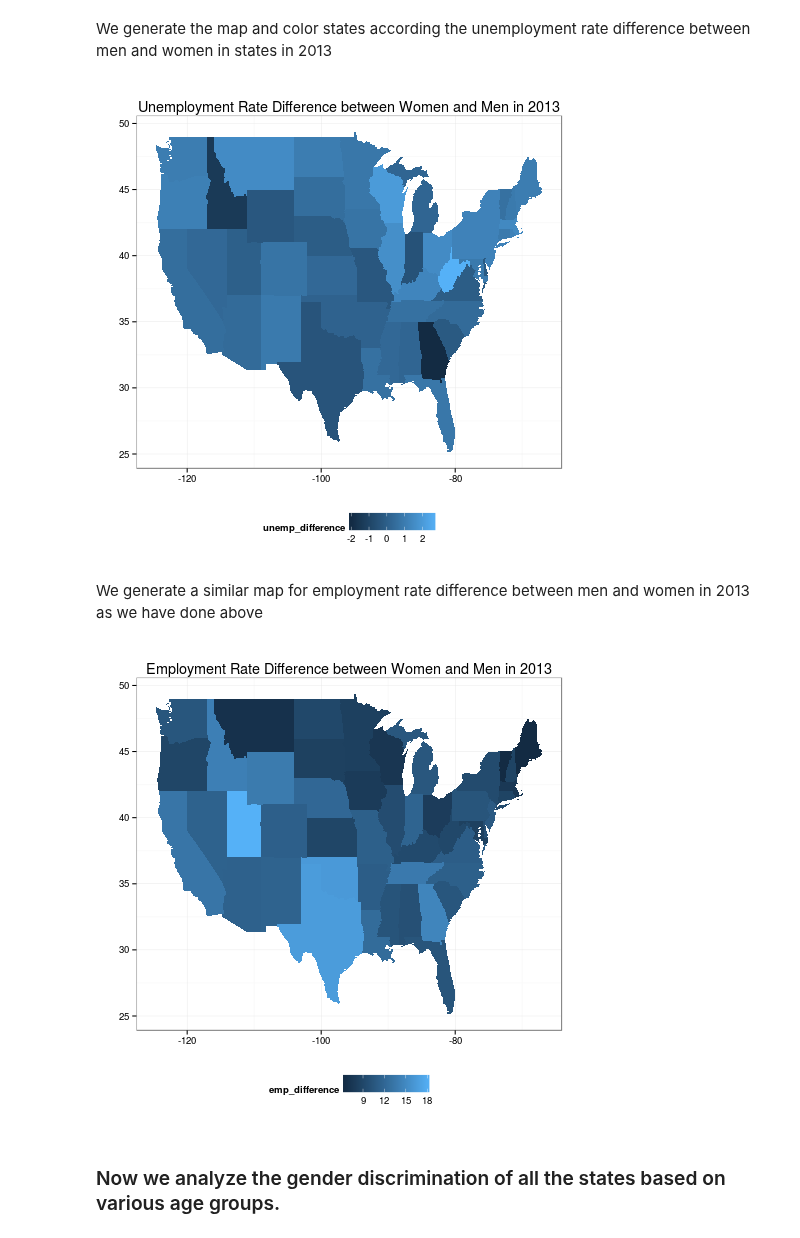
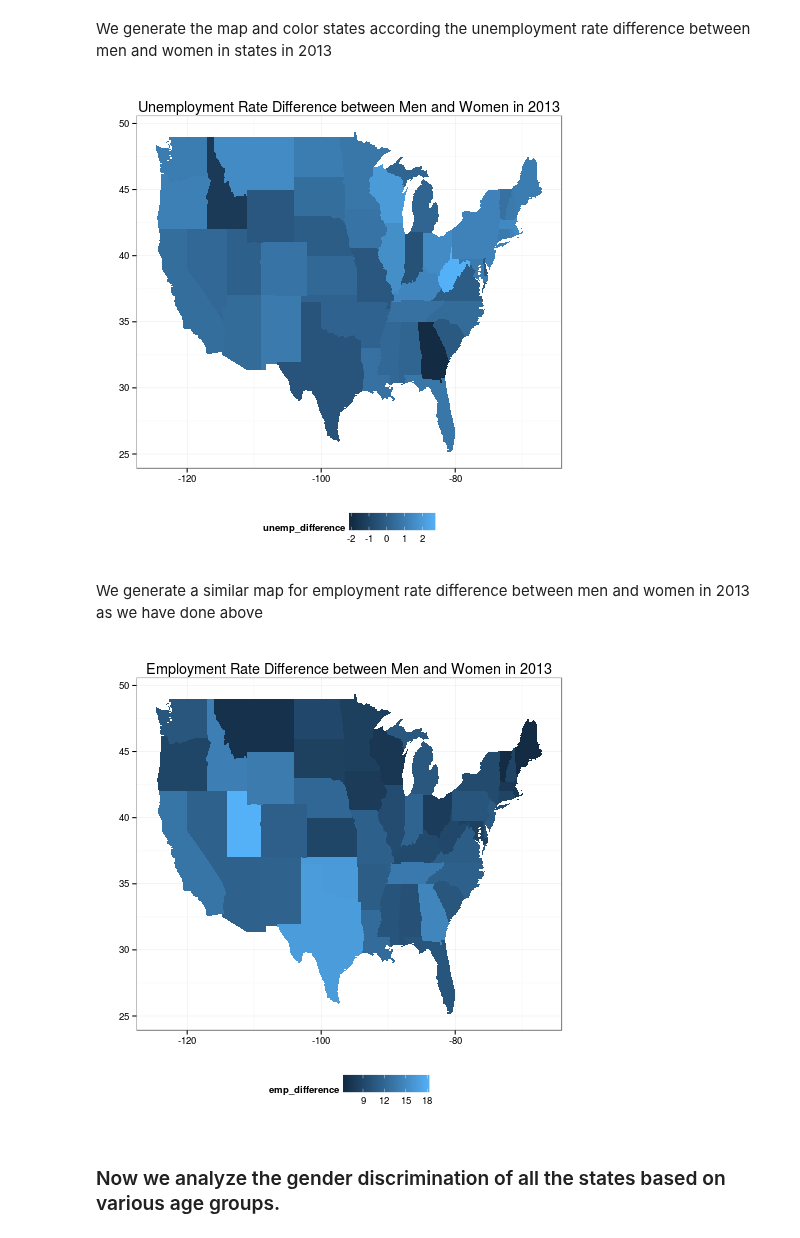
Before and after one commit to yuhanw/Team_Four.0, a Jupyter notebook: notebooks/NB3_data_analysis.ipynb, the cells around one changed output. Saved outputs shown, nothing was run; the diff lists cells and outputs as text; code cells hidden in the pictures.

```diff
--- a/notebooks/NB3_data_analysis.ipynb
+++ b/notebooks/NB3_data_analysis.ipynb
@@ -279,7 +275,7 @@ Merge our dataframe of  unemp_difference into the map data, and sort it agian
 # %%
 %%R
 map_data1=merge(us_state_map,unemp_diff,by="region",all.unemp_diff=T)
-map_data1=map_data[order(map_data1$order), ]
+map_data1=map_data1[order(map_data1$order), ]
 print(head(map_data1))
 # %% [output]
    region      long      lat group order subregion unemp_diff
@@ -294,11 +290,11 @@ We generate the map and color states according the unemployment rate difference
 # %%
 %%R
 unemp_difference=unname(unlist(map_data1["unemp_diff"]))
 print(qplot(long,lat , data=map_data1, geom="polygon", group=group, fill=unemp_difference)
-      + labs(x="", y="")+theme_bw()+ggtitle("Unemployment Rate Difference between Women and Men in 2013")
+      + labs(x="", y="")+theme_bw()+ggtitle("Unemployment Rate Difference between Men and Women in 2013")
       +theme(legend.position="bottom", legend.direction="horizontal"))
 # %% [output]
-[figure, old version]
+[figure, new version]
 # %% [markdown]
 We generate a similar map for employment rate difference between men and women in 2013 as we have done above
 # %%
@@ -310,10 +306,10 @@ map_data2=merge(us_state_map,emp_diff,by="region",all.emp_diff=T)
 map_data2=map_data2[order(map_data2$order), ]
 emp_difference=unname(unlist(map_data2["emp_diff"]))
 print(qplot(long,lat , data=map_data2, geom="polygon", group=group, fill=emp_difference)
-      + labs(x="", y="")+theme_bw()+ggtitle("Employment Rate Difference between Women and Men in 2013")
+      + labs(x="", y="")+theme_bw()+ggtitle("Employment Rate Difference between Men and Women in 2013")
       +theme(legend.position="bottom", legend.direction="horizontal"))
 # %% [output]
-[figure, old version]
+[figure, new version]
 # %% [markdown]
 ### Now we analyze the gender discrimination of all the states based on various age groups.
 # %%
```
Also changed, not shown: parts of 7 cells of this notebook.
